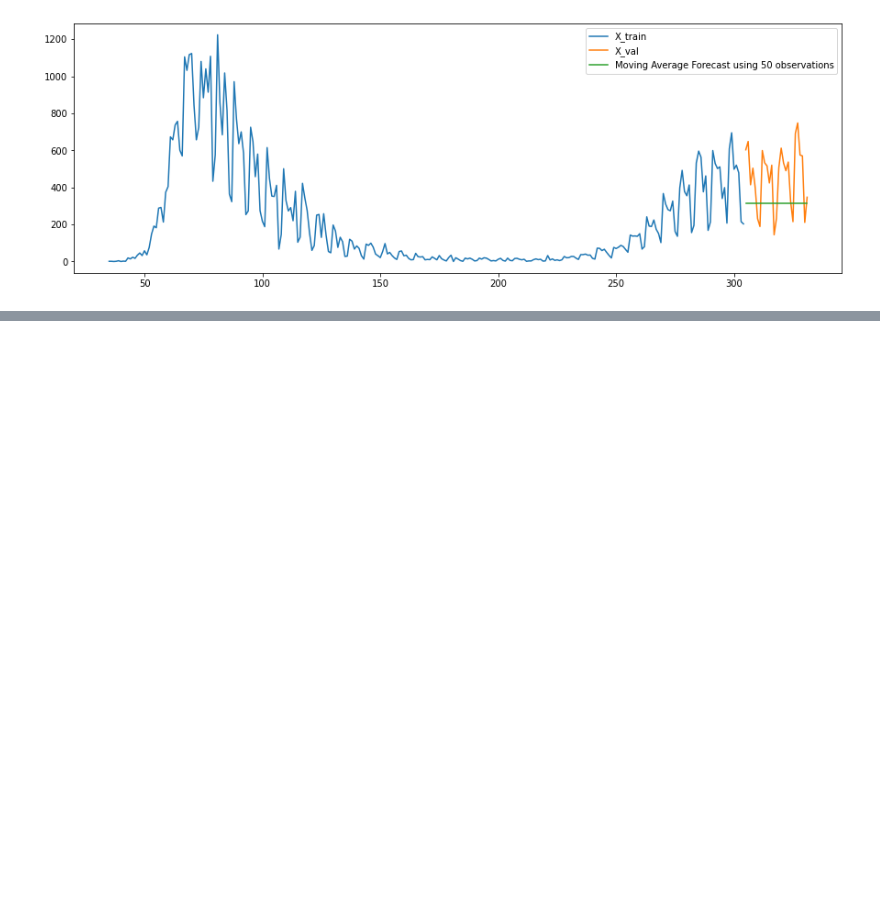
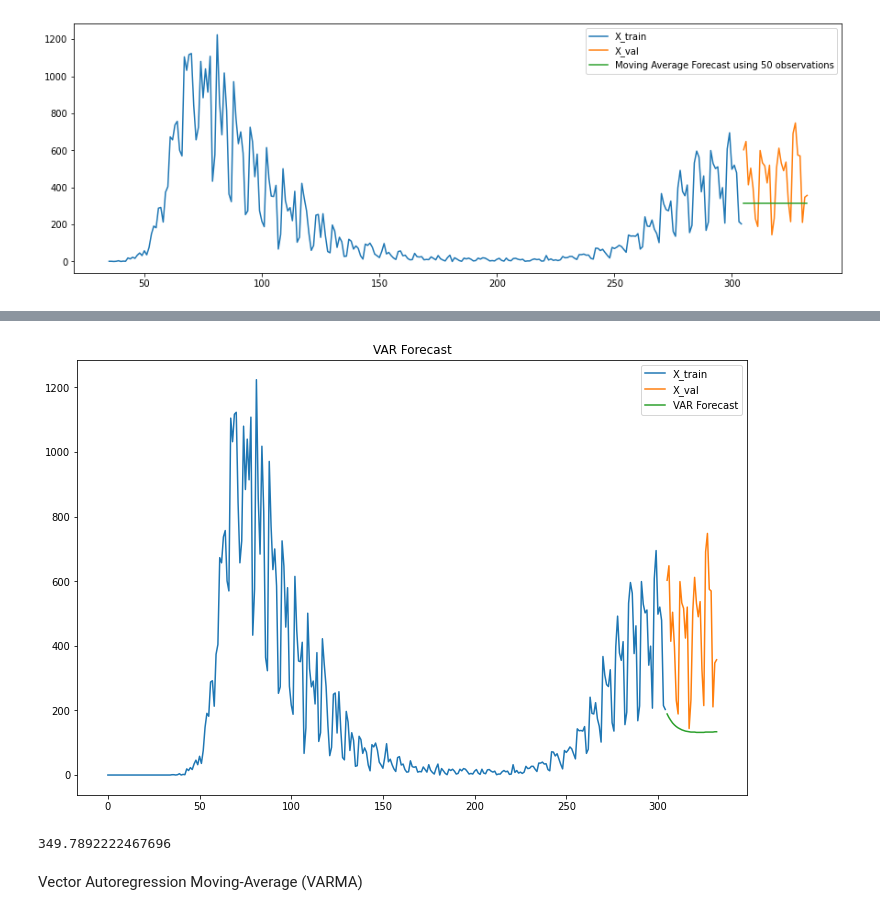
Before and after one commit to TracyRenee61/COV19, a Jupyter notebook: COV19_UK_multivariate_new_deaths.ipynb, the cells around one changed output, grey strips where cells are left out. Drawn from its saved outputs; the diff is of its cells as text; code cells hidden in the pictures; blank space fills up the shorter version.

```diff
--- a/COV19_UK_multivariate_new_deaths.ipynb
+++ b/COV19_UK_multivariate_new_deaths.ipynb
@@ -484,0 +504,3 @@ print(y_hat_avg.iloc[:,-1:])
+# %%
+X_train.fillna(0,inplace=True)
+X_train
@@ -484,0 +521,3 @@ print(y_hat_avg.iloc[:,-1:])
+# %%
+X_val = X_val.drop(['ds'],axis=1)
+X_val
@@ -484,0 +563,13 @@ print(y_hat_avg.iloc[:,-1:])
+# %%
+from statsmodels.tsa.vector_ar.var_model import VAR
+
+start_index = X_val.index.min()
+end_index = X_val.index.max()
+
+# fit model
+model = VAR(data)
+model_fit = model.fit()
+# make prediction
+yhat = model_fit.forecast(model_fit.y, steps=len(X_val))
+yhat = yhat.astype(int)
+print(yhat)
@@ -484,0 +597,20 @@ print(y_hat_avg.iloc[:,-1:])
+# %%
+y_pred = yhat[:,2]
+# %%
+plt.figure(figsize=(12,8))
+plt.plot(X_train.index, X_train['y'], label='X_train')
+plt.plot(X_val.index,X_val['y'], label='X_val')
+plt.plot(X_val.index,y_pred, label='VAR Forecast')
+plt.legend(loc='best')
+plt.title("VAR Forecast")
+plt.show()
+# %% [output]
+[figure, added]
+# %%
+# RMSE value for Moving Average
+rms = sqrt(mean_squared_error(X_val.y, y_pred))
+print(rms)
+# %% [output]
+349.7892222467696
+# %% [markdown]
+Vector Autoregression Moving-Average (VARMA)
```
Also changed, not shown: parts of 32 cells of this notebook.
